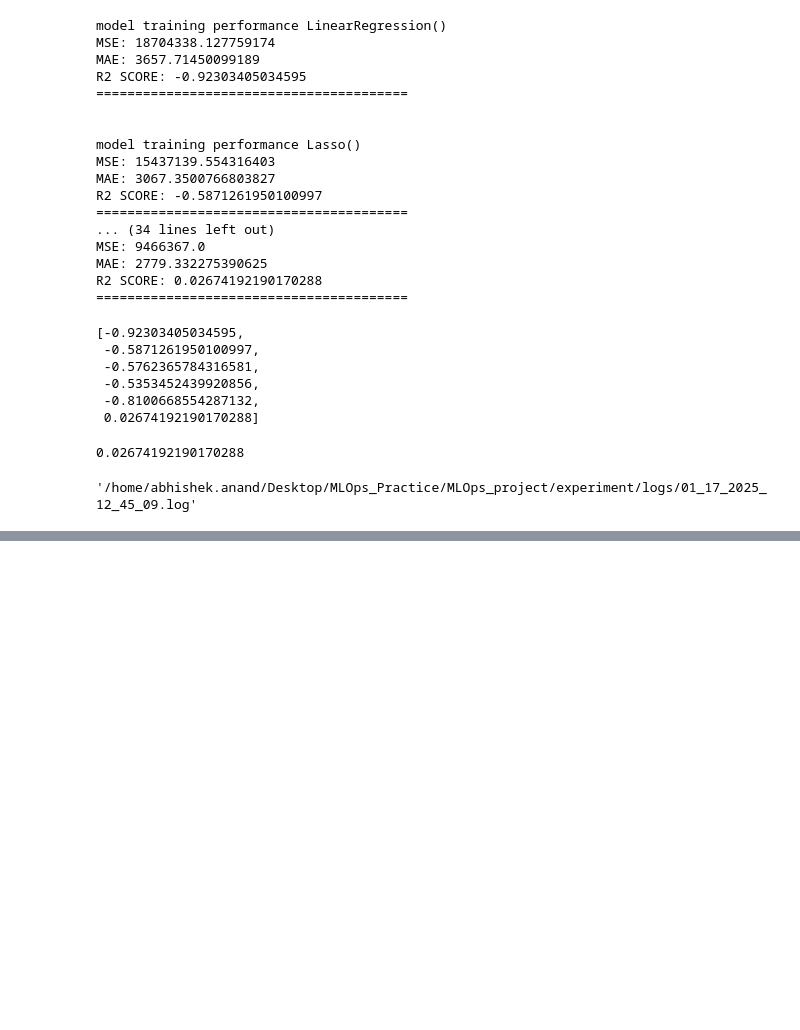
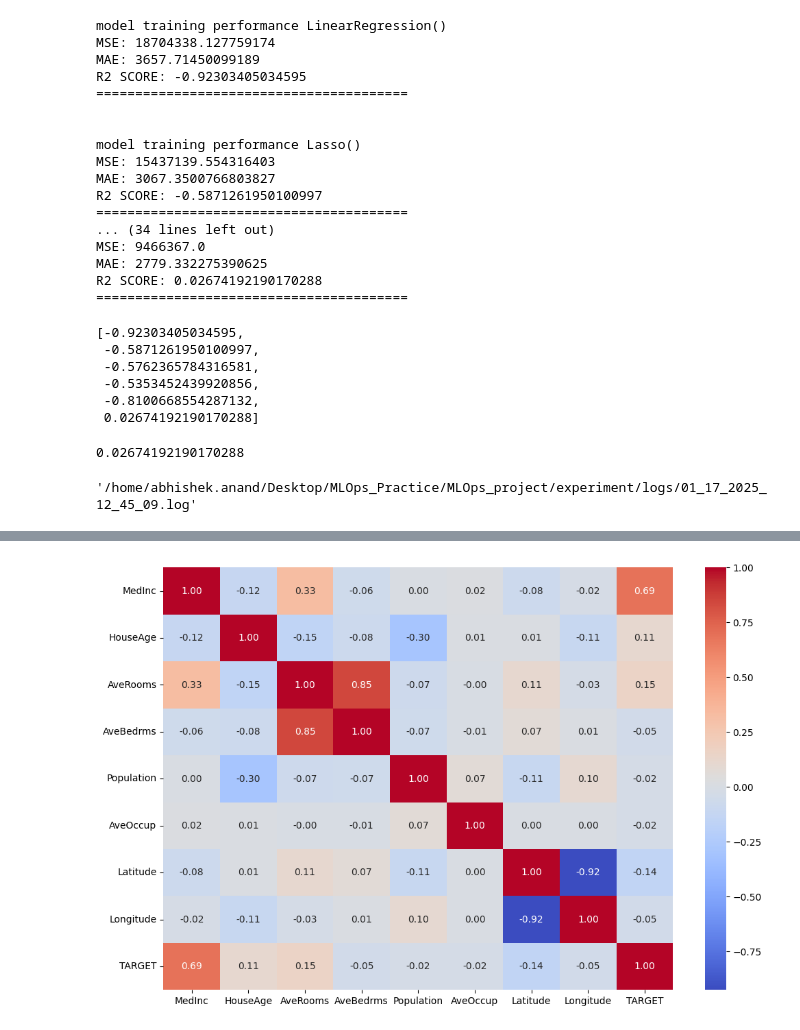
Before and after one commit to abhishekanand-02/MLOps_project, a Jupyter notebook: experiment/experiments.ipynb, the cells around one changed output, grey strips where cells are left out. Saved outputs shown, nothing was run; the diff lists cells and outputs as text; code cells hidden in the pictures; blank space fills up the shorter version.

```diff
--- a/experiment/experiments.ipynb
+++ b/experiment/experiments.ipynb
@@ -737,3 +732,92 @@ logging.basicConfig(level=logging.INFO,
 )
 # %%
 logging.info("this is my test log")
+# %%
+# Importing necessary libraries
+import numpy as np  # Numerical operations
+import pandas as pd  # Data handling and manipulation
+import seaborn as sns  # Data visualization
+import matplotlib.pyplot as plt  # Plotting graphs
+from sklearn.datasets import fetch_california_housing  # Importing dataset
+from sklearn.model_selection import train_test_split  # Splitting the data into training and testing sets
+from sklearn.linear_model import LinearRegression  # Linear regression model
+from sklearn.metrics import mean_squared_error, r2_score  # Evaluation metrics
+
+# ----- Data Collection: Gathering the data that will be used to train the model -----
+# Loading the California housing dataset from scikit-learn
+california_housing = fetch_california_housing()
+
+# Convert the dataset into a pandas DataFrame for easier data manipulation and analysis
+df = pd.DataFrame(data=california_housing.data, columns=california_housing.feature_names)
+df['TARGET'] = california_housing.target  # Adding the target variable (house prices) to the dataframe
+
+# Display the first few rows of the dataset to get an overview of the data
+df.head()
+
+# ----- Data Preprocessing: Cleaning the data by handling missing values, encoding categorical variables, normalizing features, etc. -----
+# Checking for missing values in the dataset (we ensure there are no missing values in this dataset)
+print(df.isnull().sum())  # No missing values in this dataset
+
+# Visualizing the correlation between the features and the target variable (house prices) using a heatmap
+plt.figure(figsize=(12,8))  # Setting the figure size for the heatmap
+sns.heatmap(df.corr(), annot=True, cmap='coolwarm', fmt='.2f')  # Plotting the correlation heatmap
+
+# ----- Feature Selection/Engineering: Identifying which features (columns) are most relevant to the model and creating new features if necessary -----
+# In this case, we already have relevant features, and we don't need to create any new ones.
+# We'll use all the features available for training the model.
+
+# ----- Model Selection: Choosing the appropriate machine learning algorithm based on the problem type (regression in this case) -----
+# Here, we select Linear Regression as the model because we are performing a regression task (predicting continuous values)
+model = LinearRegression()  # Initializing the linear regression model
+
+# ----- Data Splitting: Splitting data into training and testing sets -----
+X = df.drop('TARGET', axis=1)  # Features: Dropping the target column to get the features
+y = df['TARGET']  # Target: The house price values we are trying to predict
+
+# Splitting the dataset into 80% training data and 20% testing data to train and evaluate the model
+X_train, X_test, y_train, y_test = train_test_split(X, y, test_size=0.2, random_state=42)
+
+# ----- Training the Model: Training the model on the prepared dataset -----
+# Training the model using the training data (X_train, y_train)
+model.fit(X_train, y_train)
+
+# ----- Model Evaluation: Evaluating the model's performance using metrics like RMSE, R-squared, etc. -----
+# Making predictions on the test data (X_test) using the trained model
+y_pred = model.predict(X_test)
+
+# Calculating the Mean Squared Error (MSE), which indicates how well the model’s predictions align with the true values
+mse = mean_squared_error(y_test, y_pred)
+
+# Calculating the R-squared value, which measures how well the model explains the variance in the target variable
+r2 = r2_score(y_test, y_pred)
+
+# Printing the evaluation metrics to assess the performance of the model
+print(f"Mean Squared Error: {mse}")  # A lower MSE indicates better model performance
+print(f"R-squared: {r2}")  # R-squared closer to 1 indicates better performance
+
+# ----- Hyperparameter Tuning: Adjusting the model’s hyperparameters to improve performance -----
+# Currently, we're using the default hyperparameters of the LinearRegression model.
+# In more complex models, you could tune hyperparameters to improve the model's performance.
+# However, linear regression is simple and typically doesn't require hyperparameter tuning.
+
+# ----- Deployment: Deploying the model into a production environment where it can make real-time predictions -----
+# Once the model is trained and tested, it can be deployed to make predictions on new data in production.
+# Deployment can be done by saving the trained model and using it for real-time predictions.
+# Example: Saving the model using joblib to be used in a production environment
+# import joblib
+# joblib.dump(model, 'house_price_model.pkl')  # Save the model as a pickle file
+
+# ----- Monitoring and Maintenance: Continuously monitoring the model’s performance and retraining when necessary -----
+# In production, it's crucial to monitor the model's performance to ensure it continues to make accurate predictions.
+# If the model's performance starts to degrade (e.g., due to changes in data patterns), it should be retrained with new data.
+# This step usually involves setting up a monitoring system in production that tracks the model’s performance over time.
+
+# ----- Visualization: Visualizing the predictions vs actual values -----
+# Plotting a scatter plot to compare the actual house prices (y_test) with the predicted prices (y_pred)
+plt.figure(figsize=(10,6))  # Setting the figure size for the plot
+plt.scatter(y_test, y_pred)  # Scatter plot of actual vs predicted prices
+plt.xlabel('Actual Prices')  # Labeling the x-axis
+plt.ylabel('Predicted Prices')  # Labeling the y-axis
+plt.title('Actual Prices vs Predicted Prices')  # Setting the title of the plot
+plt.show()  # Display the plot
+# %% [output]
@@ -739,0 +836 @@ logging.info("this is my test log")
+[figure, added]
```
Also changed, not shown: parts of 4 cells of this notebook, 1 other file.
